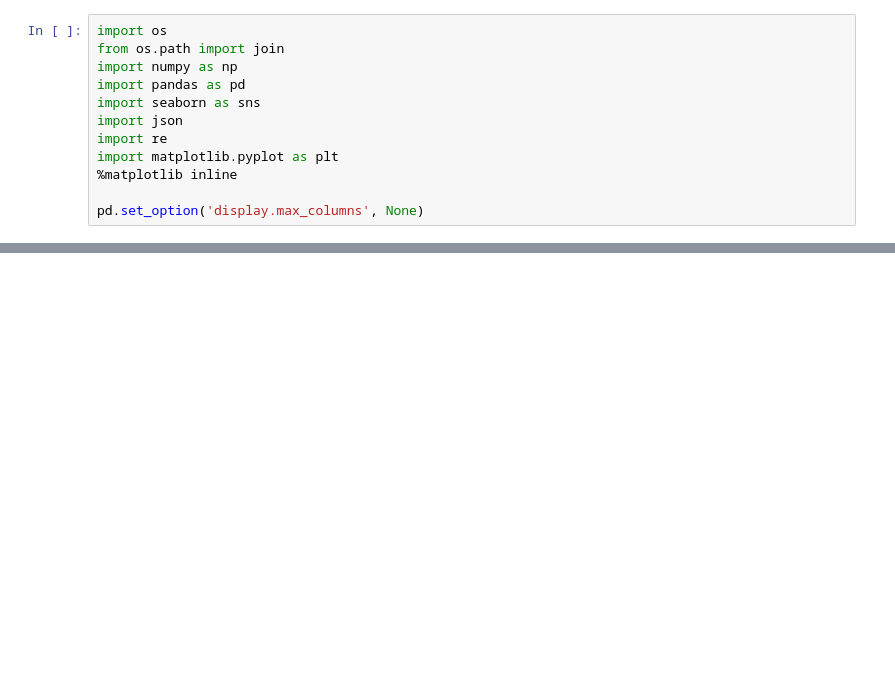
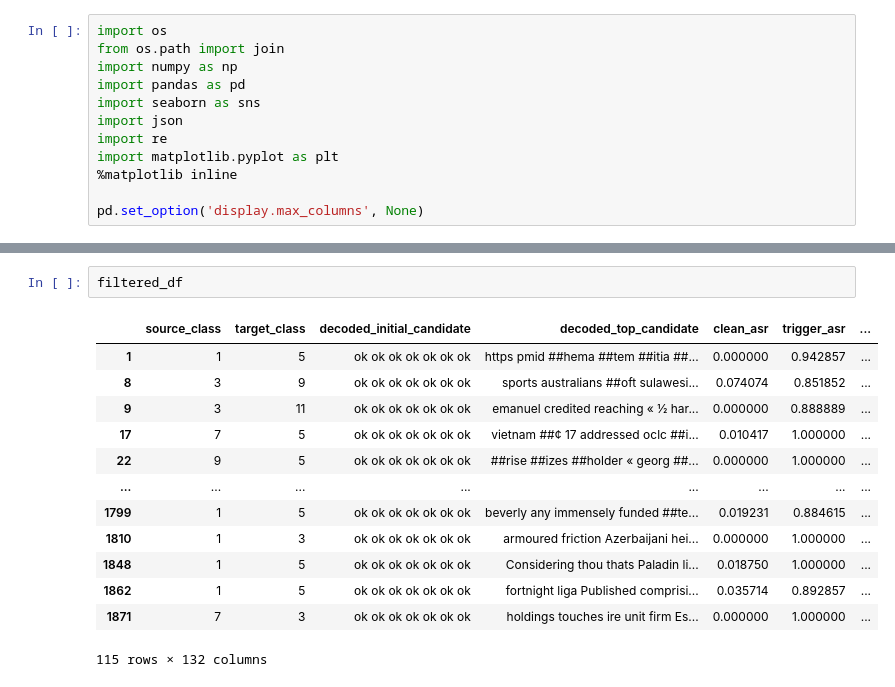
Before and after one commit to utrerf/TrojAI, a Jupyter notebook: NLP/round7/results_plots.ipynb, the cells around one changed output, grey strips where cells are left out. Cells and saved outputs as stored; diff of their text form; blank space fills up the shorter version.

```diff
--- a/NLP/round7/results_plots.ipynb
+++ b/NLP/round7/results_plots.ipynb
@@ -176 +157,17 @@ considerable
 [('3', '5')]
+# %%
+filtered_df
+# %% [output]
+|  | source_class | target_class | decoded_initial_candidate | decoded_top_candidate | clean_asr | trigger_asr | ... |
+| 1 | 1 | 5 | ok ok ok ok ok ok ok | https pmid ##hema ##tem ##itia ##... | 0.000000 | 0.942857 | ... |
+| 8 | 3 | 9 | ok ok ok ok ok ok ok | sports australians ##oft sulawesi... | 0.074074 | 0.851852 | ... |
+| 9 | 3 | 11 | ok ok ok ok ok ok ok | emanuel credited reaching « ½ har... | 0.000000 | 0.888889 | ... |
+| 17 | 7 | 5 | ok ok ok ok ok ok ok | vietnam ##¢ 17 addressed oclc ##i... | 0.010417 | 1.000000 | ... |
+| 22 | 9 | 5 | ok ok ok ok ok ok ok | ##rise ##izes ##holder « georg ##... | 0.000000 | 1.000000 | ... |
+| ... | ... | ... | ... | ... | ... | ... | ... |
+| 1799 | 1 | 5 | ok ok ok ok ok ok ok | beverly any immensely funded ##te... | 0.019231 | 0.884615 | ... |
+| 1810 | 1 | 3 | ok ok ok ok ok ok ok | armoured friction Azerbaijani hei... | 0.000000 | 1.000000 | ... |
+| 1848 | 1 | 5 | ok ok ok ok ok ok ok | Considering thou thats Paladin li... | 0.018750 | 1.000000 | ... |
+| 1862 | 1 | 5 | ok ok ok ok ok ok ok | fortnight liga Published comprisi... | 0.035714 | 0.892857 | ... |
+| 1871 | 7 | 3 | ok ok ok ok ok ok ok | holdings touches ire unit firm Es... | 0.000000 | 1.000000 | ... |
+115 rows × 132 columns
```
Also changed, not shown: parts of 6 cells of this notebook, 4 other files.
